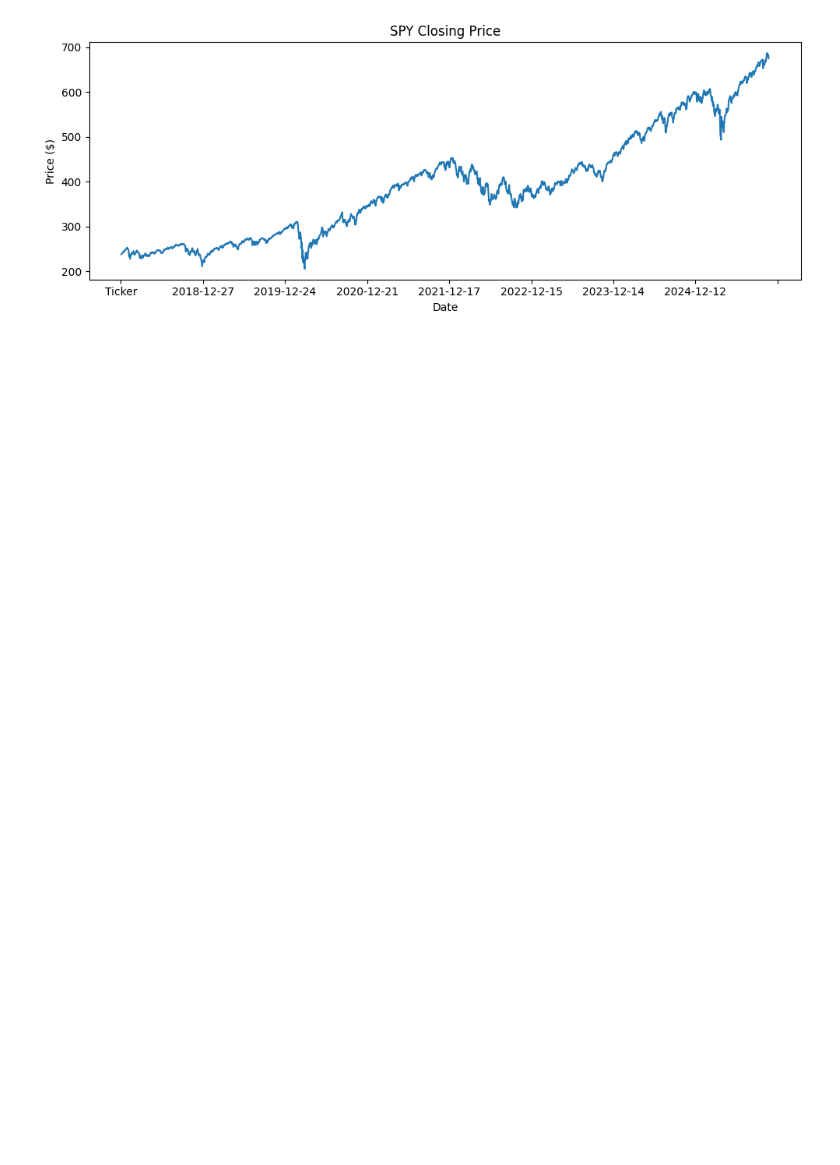
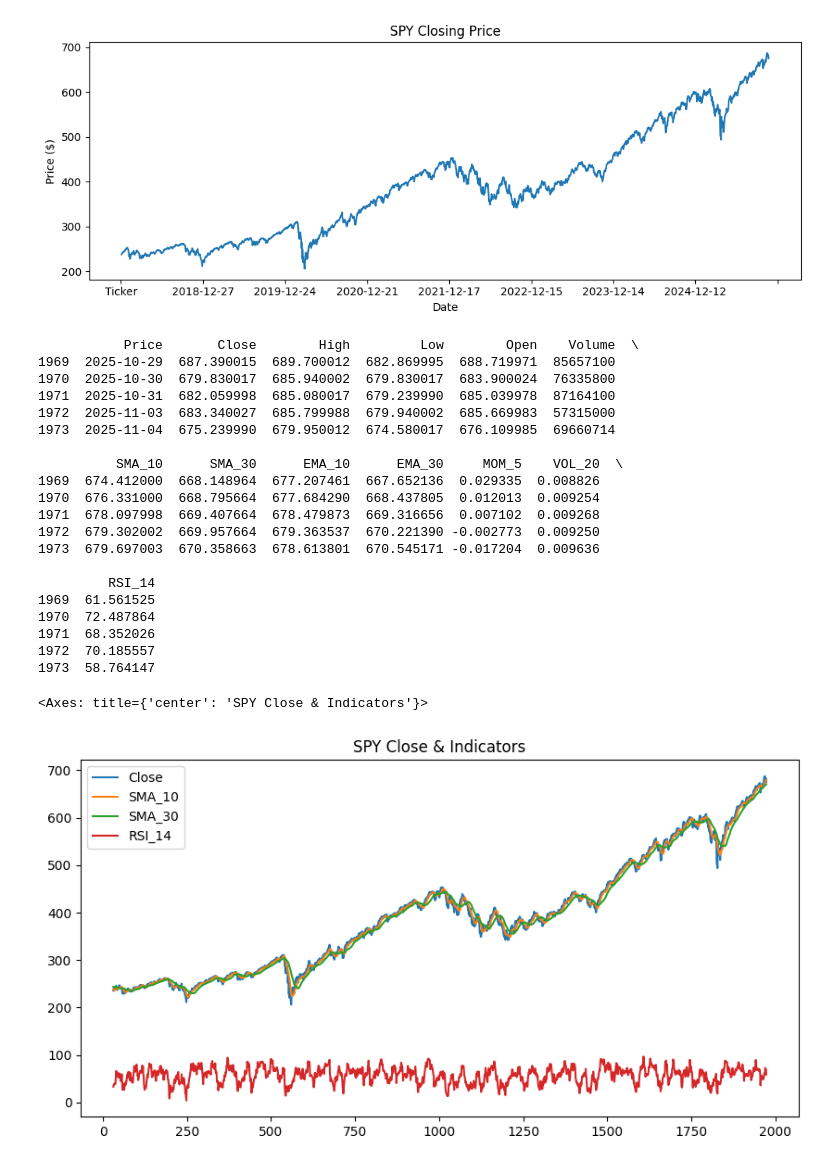
Before and after one commit to gpjuancarlos88/quant_ml_startup, a Jupyter notebook: notebooks/visualize_data.ipynb, the cells around one changed output. Saved outputs shown, nothing was run; the diff lists cells and outputs as text; code cells hidden in the pictures; blank space fills up the shorter version.

```diff
--- a/notebooks/visualize_data.ipynb
+++ b/notebooks/visualize_data.ipynb
@@ -8,3 +8,31 @@ from src.data_pipeline import plot_data
 plot_data("SPY", "../data")
 # %% [output]
 [figure]
+# %%
+import pandas as pd
+df = pd.read_csv("../data/features/SPY_features.csv", index_col=0, parse_dates=True)
+print(df.tail())
+df[["Close","SMA_10","SMA_30","RSI_14"]].plot(figsize=(10,5), title="SPY Close & Indicators")
+# %% [output]
+           Price       Close        High         Low        Open    Volume  \
+1969  2025-10-29  687.390015  689.700012  682.869995  688.719971  85657100
+1970  2025-10-30  679.830017  685.940002  679.830017  683.900024  76335800
+1971  2025-10-31  682.059998  685.080017  679.239990  685.039978  87164100
+1972  2025-11-03  683.340027  685.799988  679.940002  685.669983  57315000
+1973  2025-11-04  675.239990  679.950012  674.580017  676.109985  69660714
+
+          SMA_10      SMA_30      EMA_10      EMA_30     MOM_5    VOL_20  \
+1969  674.412000  668.148964  677.207461  667.652136  0.029335  0.008826
+1970  676.331000  668.795664  677.684290  668.437805  0.012013  0.009254
+1971  678.097998  669.407664  678.479873  669.316656  0.007102  0.009268
+1972  679.302002  669.957664  679.363537  670.221390 -0.002773  0.009250
+1973  679.697003  670.358663  678.613801  670.545171 -0.017204  0.009636
+
+         RSI_14
+1969  61.561525
+1970  72.487864
+1971  68.352026
+1972  70.185557
+1973  58.764147
+<Axes: title={'center': 'SPY Close & Indicators'}>
+[figure, added]
```
Also changed, not shown: 3 other files.
